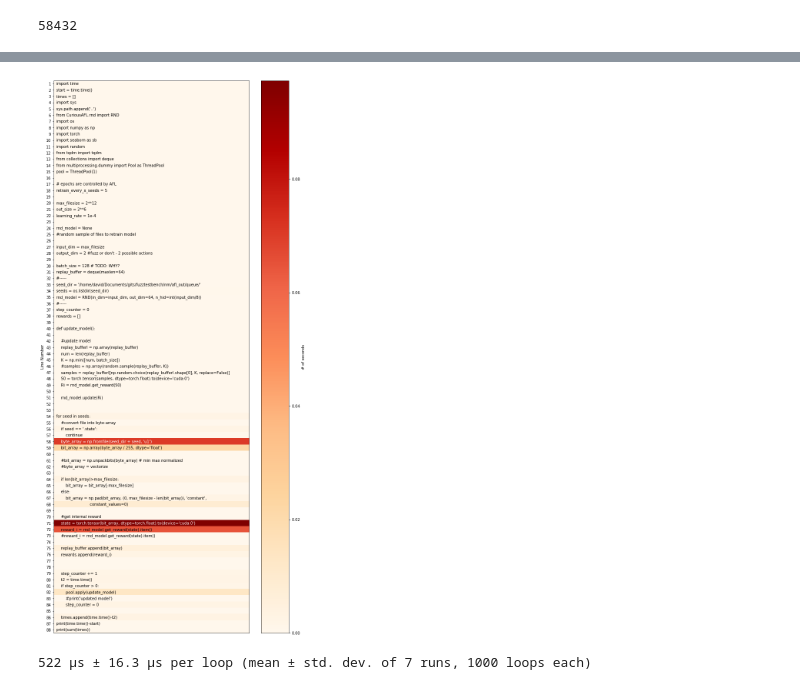
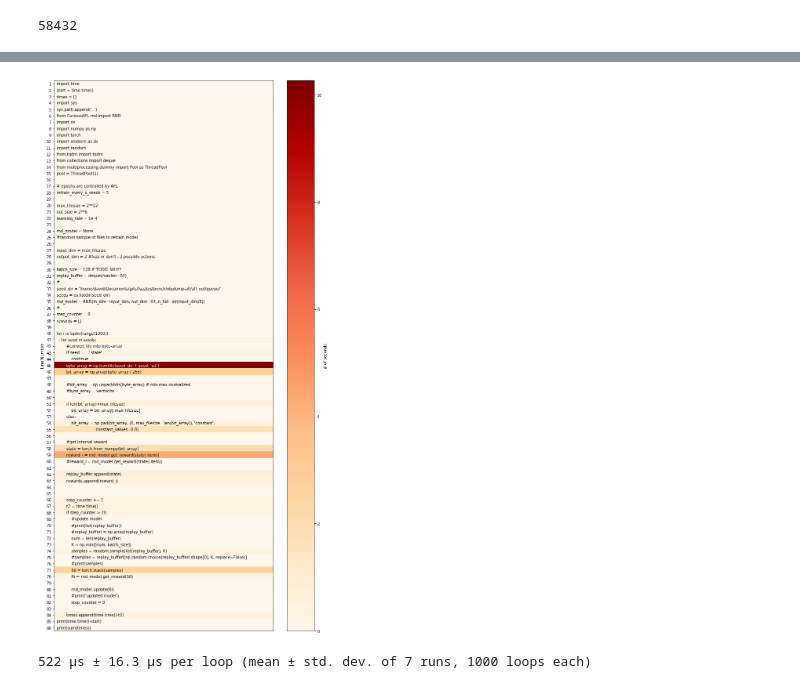
Before and after one commit to ackdav/CuriousAFL, a Jupyter notebook: Notebooks/RND.ipynb, the cells around one changed output, grey strips where cells are left out. Cells and saved outputs as stored; diff of their text form; code cells hidden in the pictures.

```diff
--- a/Notebooks/RND.ipynb
+++ b/Notebooks/RND.ipynb
@@ -113,60 +116,58 @@ output_dim = 2 #fuzz or don't - 2 possible actions
 batch_size = 128 # TODO: WHY?
 replay_buffer = deque(maxlen=64)
 #-----
-seed_dir = '/home/david/Documents/gits/fuzztestbench/nm/afl_out/queue/'
+seed_dir = '/home/david/Documents/gits/fuzztestbench/objdump-afl/afl_out/queue/'
 seeds = os.listdir(seed_dir)
 rnd_model = RND(in_dim=input_dim, out_dim=64, n_hid=int(input_dim/8))
 #-----
 step_counter = 0
 rewards = []
 
-def update_model():
+for i in tqdm(range(1000)):
+    for seed in seeds:
+        #convert file into byte-array
+        if seed == '.state':
+            continue
+        byte_array = np.fromfile(seed_dir + seed, 'u1')
+        bit_array = np.array(byte_array / 255)
 
-    #update model
-    replay_bufferl = np.array(replay_buffer)
-    num = len(replay_buffer)
-    K = np.min([num, batch_size])
-    #samples = np.array(random.sample(replay_buffer, K))
-    samples = replay_bufferl[np.random.choice(replay_bufferl.shape[0], K, replace=False)]
-    S0 = torch.tensor(samples, dtype=torch.float).to(device='cuda:0')
-    Ri = rnd_model.get_reward(S0)
+        #bit_array = np.unpackbits(byte_array) # min max normalized
+        #byte_array = vectorize
 
-    rnd_model.update(Ri)
+        if len(bit_array)>max_filesize:
+            bit_array = bit_array[:max_filesize]
+        else:
+            bit_array = np.pad(bit_array, (0, max_filesize - len(bit_array)), 'constant',
+                                constant_values=0.0)
+
+        #get internal reward
+        state = torch.from_numpy(bit_array)
+        reward_i = rnd_model.get_reward(state).item()
+        #reward_i = rnd_model.get_reward(state).item()
+
+        replay_buffer.append(state)
+        rewards.append(reward_i)
 
 
-for seed in seeds:
-    #convert file into byte-array
-    if seed == '.state':
-        continue
-    byte_array = np.fromfile(seed_dir + seed, 'u1')
-    bit_array = np.array(byte_array / 255, dtype='float')
+        step_counter += 1
+        t2 = time.time()
+        if step_counter > 20:
+            #update model
+            #print(list(replay_buffer))
+            #replay_bufferl = np.array(replay_buffer)
+            num = len(replay_buffer)
+            K = np.min([num, batch_size])
+            samples = random.sample(list(replay_buffer), K)
+            #samples = replay_bufferl[np.random.choice(replay_bufferl.shape[0], K, replace=False)]
+            #print(samples)
+            S0 = torch.stack(samples)
+            Ri = rnd_model.get_reward(S0)
 
-    #bit_array = np.unpackbits(byte_array) # min max normalized
-    #byte_array = vectorize
+            rnd_model.update(Ri)
+            #print('updated model')
+            step_counter = 0
 
-    if len(bit_array)>max_filesize:
-        bit_array = bit_array[:max_filesize]
-    else:
-        bit_array = np.pad(bit_array, (0, max_filesize - len(bit_array)), 'constant',
-                            constant_values=0)
-
-    #get internal reward
-    state = torch.tensor(bit_array, dtype=torch.float).to(device='cuda:0')
-    reward_i = rnd_model.get_reward(state).item()
-    #reward_i = rnd_model.get_reward(state).item()
-
-    replay_buffer.append(bit_array)
-    rewards.append(reward_i)
-
-
-    step_counter += 1
-    t2 = time.time()
-    if step_counter > 0:
-        pool.apply(update_model)
-        #print('updated model')
-        step_counter = 0
-
-    times.append(time.time()-t2)
+        times.append(time.time()-t2)
 print(time.time()-start)
 print(sum(times))
 # %% [output]
@@ -175,4 +176,4 @@ print(sum(times))
-[figure, old version]
+[figure, new version]
 # %%
 reward_buffer = deque(maxlen=10000)
 # %%
```
Also changed, not shown: parts of 4 cells of this notebook, 2 other files.
